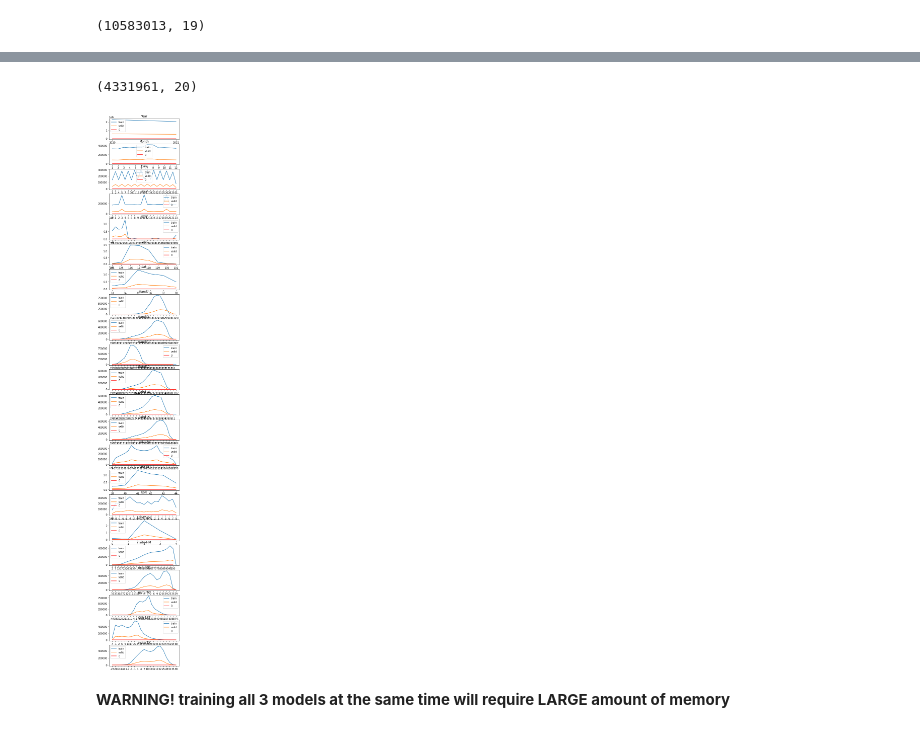
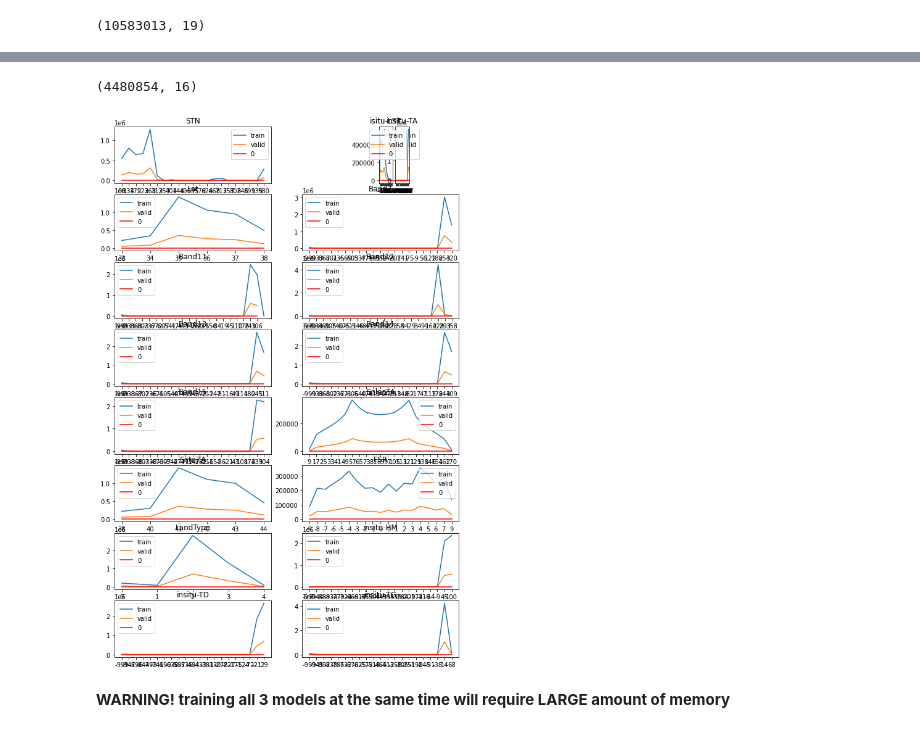
Before and after one commit to luanakwon/GroundTemperature, a Jupyter notebook: GroundTemp.ipynb, the cells around one changed output, grey strips where cells are left out. Cells and saved outputs as stored; diff of their text form; code cells hidden in the pictures.

```diff
--- a/GroundTemp.ipynb
+++ b/GroundTemp.ipynb
@@ -211,11 +211,11 @@ fraction_s = 0.7 # fraction of summer train data
 df = pd.read_csv(
     f'/content/train10M.csv',
     usecols=timecol+featureInUse+targets,
-    na_values=-999
+    #na_values=-999
 )
 print(df.shape)
 # %% [output]
 (10583013, 19)
 # %%
-df = df.dropna()
-print(df.shape)
+# df = df.dropna()
+# print(df.shape)
@@ -232,3 +230,6 @@ YMDH = ['Year','Month','Day','Hour']
 # %%
 df_other = df[~df['Month'].isin([7,8])]
 df_summer = df[df['Month'].isin([7,8])]
+# %%
+df_other.drop(columns=YMDH, inplace=True)
+df_summer.drop(columns=YMDH, inplace=True)
@@ -235,10 +241,10 @@ df_summer = df[df['Month'].isin([7,8])]
 # %%
 X_train, X_val, Y_train_all, Y_val_all = train_test_split(
-    df_other.loc[:,YMDH+featureInUse],df_other.loc[:,targets], test_size=0.2*fraction, train_size=0.8*fraction,
+    df_other.loc[:,featureInUse],df_other.loc[:,targets], test_size=0.2*fraction, train_size=0.8*fraction,
     random_state=RANDOM_STATE, shuffle=True, stratify=None)
 
 sX_tr, sX_v, sY_tr, sY_v = train_test_split(
-    df_summer.loc[:,YMDH+featureInUse],df_summer.loc[:,targets], test_size=0.2*fraction_s, train_size=0.8*fraction_s,
+    df_summer.loc[:,featureInUse],df_summer.loc[:,targets], test_size=0.2*fraction_s, train_size=0.8*fraction_s,
     random_state=RANDOM_STATE, shuffle=True, stratify=None)
 print(X_train.shape)
 print(f"{sX_tr.shape[0]} train values, {sX_v.shape[0]} test values out of {df_summer.shape[0]} summer values")
@@ -288,42 +294,42 @@ X_train.head()
 # %%
 x_tr_cols = list(X_train.columns)
-plt.figure(figsize=(5,2*len(x_tr_cols)))
+plt.figure(figsize=(10,2*(len(x_tr_cols)+2)))
 print(X_train.shape)
 
 for i, colname in enumerate(x_tr_cols):
-  plt.subplot(len(x_tr_cols)+2,1,i+1)
+  plt.subplot(len(x_tr_cols)+2,2,i+1)
   plt.title(colname)
   for sdf,lbl in zip([X_train, X_val],['train','valid']):
     values = sdf[colname].values.ravel()
     diff = np.max(values)-np.min(values)
     stepsize = (diff)/20 if diff > 20 else diff/int(diff)
     x = np.arange(np.min(values),np.max(values)+stepsize,stepsize)
     y = [np.sum((values>=(p-stepsize/2))*(values<(p+stepsize/2))) for p in x]
     x = x.astype(np.int64)
     plt.plot(y, label=lbl)
   plt.plot(np.zeros(len(y)),'r-',label='0')
   plt.xticks(np.arange(len(x)),x)
   plt.legend()
 # isitu-LST, insitu-TA
 for i, dflist in enumerate([[Y_train_LST,Y_val_LST],[Y_train_TA,Y_val_TA]]):
-  plt.subplot(len(x_tr_cols)+2,1,len(x_tr_cols)+i+1)
+  plt.subplot(len(x_tr_cols)+2,2,len(x_tr_cols)+i+1)
   plt.title(dflist[0].columns[0])
   for sdf, lbl in zip(dflist,['train','valid']):
     values = sdf.values.ravel()
     diff = np.max(values)-np.min(values)
     stepsize = (diff)/20 if diff > 20 else diff/int(diff)
     x = np.arange(np.min(values),np.max(values)+stepsize,stepsize)
     y = [np.sum((values>=(p-stepsize/2))*(values<(p+stepsize/2))) for p in x]
     x = x.astype(np.int64)
     plt.plot(y,label=lbl)
   plt.plot(np.zeros(len(y)),'r-',label='0')
   plt.xticks(np.arange(len(x)),x)
   plt.legend()
 
-plt.savefig('featureDistributionSmall.png')
+plt.savefig('featureDistribution11by2.png')
 # %% [output]
-(4331961, 20)
+(4480854, 16)
-[figure, old version]
+[figure, new version]
 # %% [markdown]
 **WARNING! training all 3 models at the same time will require LARGE amount of memory**
 # %% [markdown]
```
Also changed, not shown: parts of 23 cells of this notebook.
